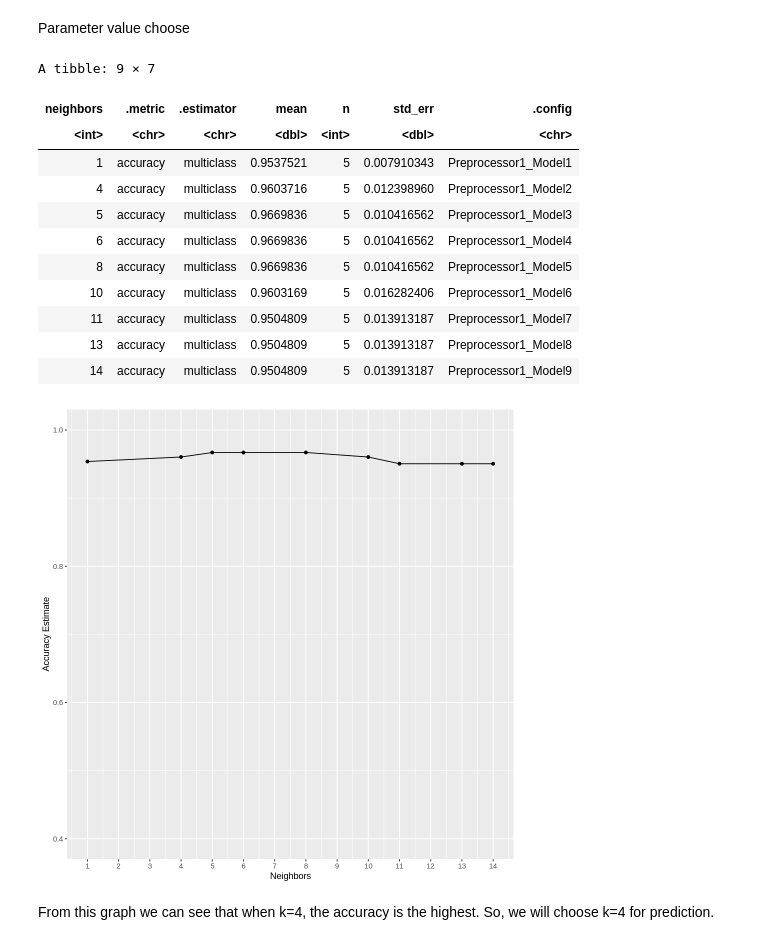
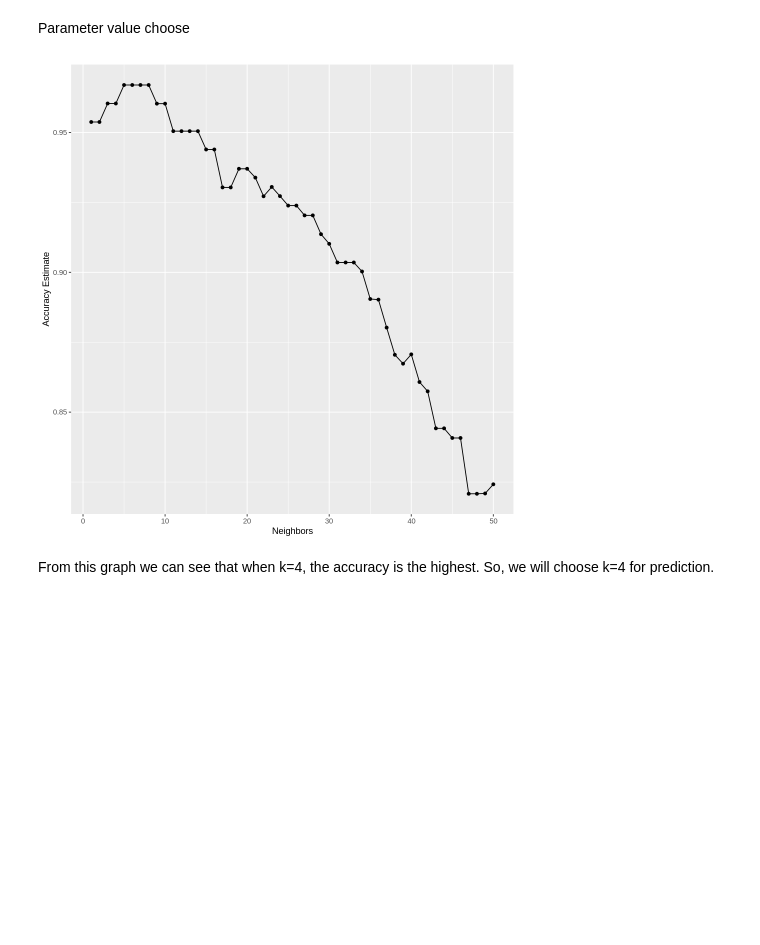
Before and after one commit to TPPJT/DSCI-Group-Project, a Jupyter notebook: GroupProject_1.ipynb, the cells around one changed output. Drawn from its saved outputs; the diff is of its cells as text; code cells hidden in the pictures; blank space fills up the shorter version.

```diff
--- a/GroupProject_1.ipynb
+++ b/GroupProject_1.ipynb
@@ -193,44 +211,32 @@ Parameter value choose
 # %%
 set.seed(2022)
 
 knn_tune <- nearest_neighbor(weight_func = "rectangular", neighbors = tune()) |>
     set_engine("kknn") |>
     set_mode("classification")
 
 user_knowledge_vfold <- vfold_cv(training, v = 5, strata = UNS)
 
+gridvals <- tibble(neighbors = seq(1,50))
+
+
 knn_results <- workflow() |>
     add_recipe(user_knowledge_recipe) |>
     add_model(knn_tune) |>
-    tune_grid(resamples = user_knowledge_vfold, grid = 10) |>
+    tune_grid(resamples = user_knowledge_vfold, grid = gridvals) |>
     collect_metrics()
-
-
 
 accuracies <- knn_results |>
     filter(.metric == "accuracy")
-accuracies
 options(repr.plot.height = 8, repr.plot.width = 8)
 accuracy_versus_k <- ggplot(accuracies, aes(x = neighbors, y = mean))+
     geom_point() +
     geom_line() +
-    labs(x = "Neighbors", y = "Accuracy Estimate") +
-    scale_x_continuous(breaks = seq(0, 14, by = 1)) +
-    scale_y_continuous(limits = c(0.4, 1.0))
+    labs(x = "Neighbors", y = "Accuracy Estimate")
 accuracy_versus_k
+# scale_x_continuous(breaks = seq(0, 14, by = 1)) +
+#scale_y_continuous(limits = c(0.4, 1.0))
 # %% [output]
-A tibble: 9 × 7
-| neighbors | .metric | .estimator | mean | n | std_err | .config |
-| <int> | <chr> | <chr> | <dbl> | <int> | <dbl> | <chr> |
-| 1 | accuracy | multiclass | 0.9537521 | 5 | 0.007910343 | Preprocessor1_Model1 |
-| 4 | accuracy | multiclass | 0.9603716 | 5 | 0.012398960 | Preprocessor1_Model2 |
-| 5 | accuracy | multiclass | 0.9669836 | 5 | 0.010416562 | Preprocessor1_Model3 |
-| 6 | accuracy | multiclass | 0.9669836 | 5 | 0.010416562 | Preprocessor1_Model4 |
-| 8 | accuracy | multiclass | 0.9669836 | 5 | 0.010416562 | Preprocessor1_Model5 |
-| 10 | accuracy | multiclass | 0.9603169 | 5 | 0.016282406 | Preprocessor1_Model6 |
-| 11 | accuracy | multiclass | 0.9504809 | 5 | 0.013913187 | Preprocessor1_Model7 |
-| 13 | accuracy | multiclass | 0.9504809 | 5 | 0.013913187 | Preprocessor1_Model8 |
-| 14 | accuracy | multiclass | 0.9504809 | 5 | 0.013913187 | Preprocessor1_Model9 |
-[figure, old version]
+[figure, new version]
 # %% [markdown]
 From this graph we can see that when k=4, the accuracy is the highest. So, we will choose k=4 for prediction.
```
Also changed, not shown: parts of 18 cells of this notebook.
